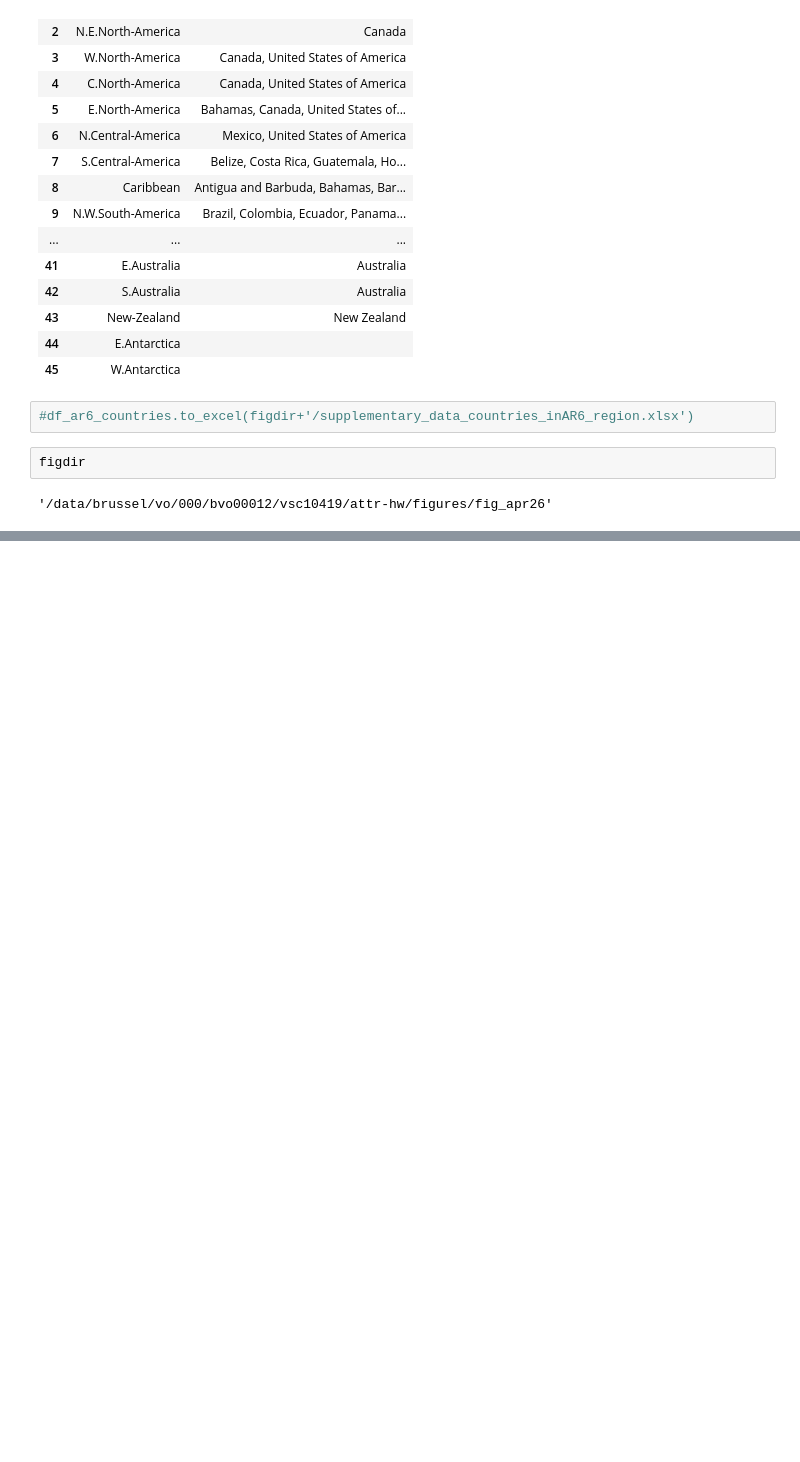
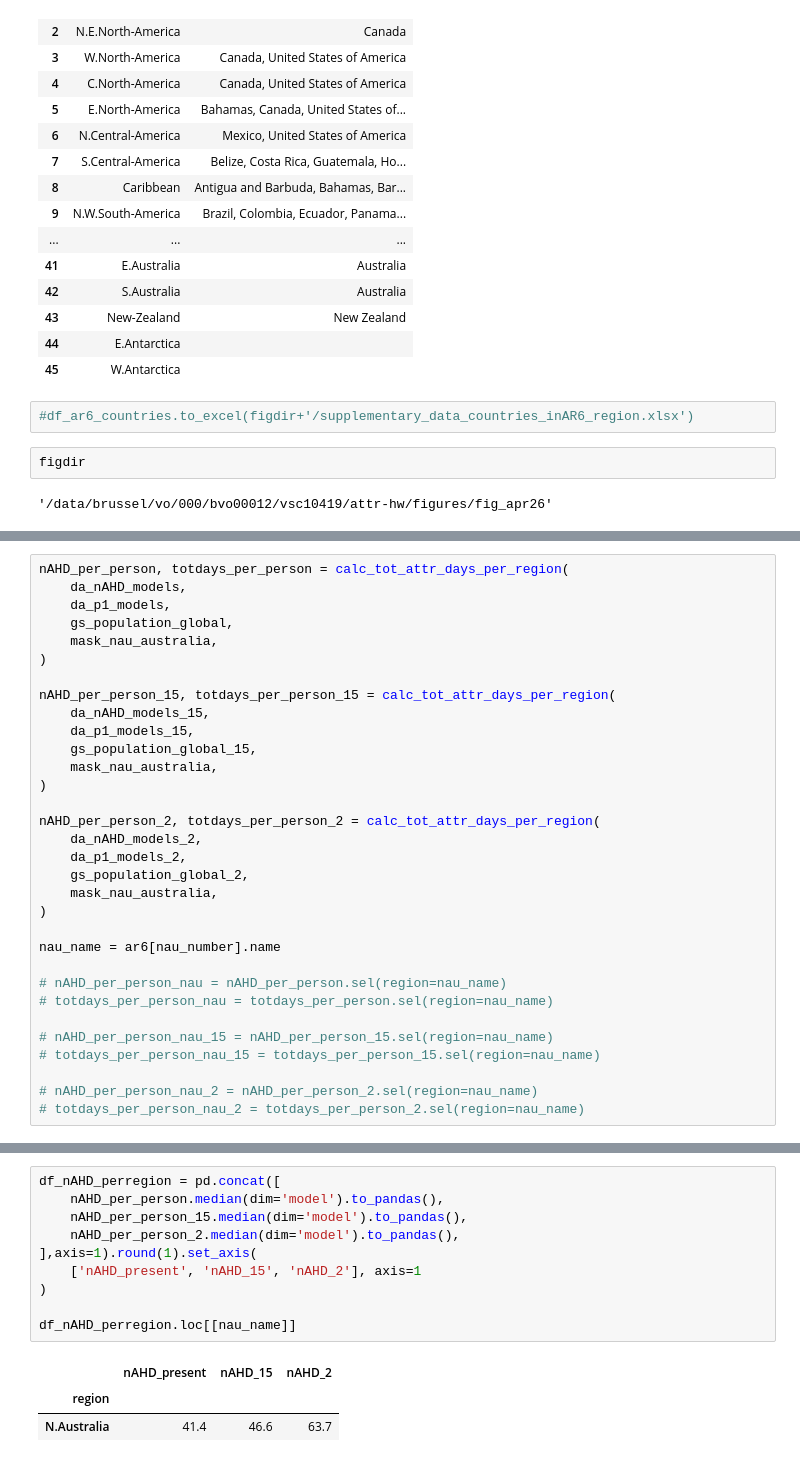
Before and after one commit to rosapietroiusti/attr-hs, a Jupyter notebook: main/attr-hw-figSI-regional-results-comms.ipynb, the cells around one changed output, grey strips where cells are left out. Drawn from its saved outputs; the diff is of its cells as text; blank space fills up the shorter version.

```diff
--- a/main/attr-hw-figSI-regional-results-comms.ipynb
+++ b/main/attr-hw-figSI-regional-results-comms.ipynb
@@ -2276,0 +2294,32 @@ figdir
+# %%
+nAHD_per_person, totdays_per_person = calc_tot_attr_days_per_region(
+    da_nAHD_models,
+    da_p1_models,
+    gs_population_global,
+    mask_nau_australia,
+)
+
+nAHD_per_person_15, totdays_per_person_15 = calc_tot_attr_days_per_region(
+    da_nAHD_models_15,
+    da_p1_models_15,
+    gs_population_global_15,
+    mask_nau_australia,
+)
+
+nAHD_per_person_2, totdays_per_person_2 = calc_tot_attr_days_per_region(
+    da_nAHD_models_2,
+    da_p1_models_2,
+    gs_population_global_2,
+    mask_nau_australia,
+)
+
+nau_name = ar6[nau_number].name
+
+# nAHD_per_person_nau = nAHD_per_person.sel(region=nau_name)
+# totdays_per_person_nau = totdays_per_person.sel(region=nau_name)
+
+# nAHD_per_person_nau_15 = nAHD_per_person_15.sel(region=nau_name)
+# totdays_per_person_nau_15 = totdays_per_person_15.sel(region=nau_name)
+
+# nAHD_per_person_nau_2 = nAHD_per_person_2.sel(region=nau_name)
+# totdays_per_person_nau_2 = totdays_per_person_2.sel(region=nau_name)
@@ -2276,0 +2390,14 @@ figdir
+# %%
+df_nAHD_perregion = pd.concat([
+    nAHD_per_person.median(dim='model').to_pandas(),
+    nAHD_per_person_15.median(dim='model').to_pandas(),
+    nAHD_per_person_2.median(dim='model').to_pandas(),
+],axis=1).round(1).set_axis(
+    ['nAHD_present', 'nAHD_15', 'nAHD_2'], axis=1
+)
+
+df_nAHD_perregion.loc[[nau_name]]
+# %% [output]
+|  | nAHD_present | nAHD_15 | nAHD_2 |
+| region |  |  |  |
+| N.Australia | 41.4 | 46.6 | 63.7 |
```
Also changed, not shown: parts of 12 cells of this notebook.
